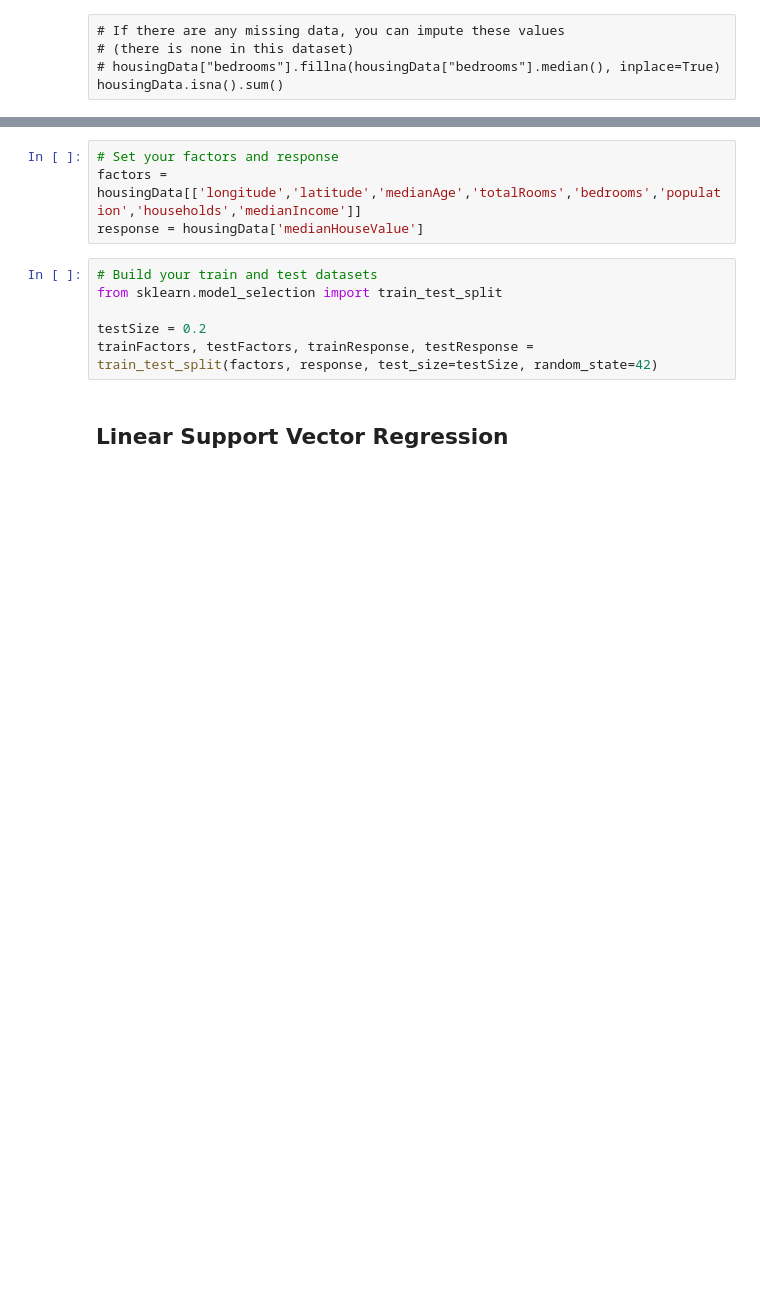
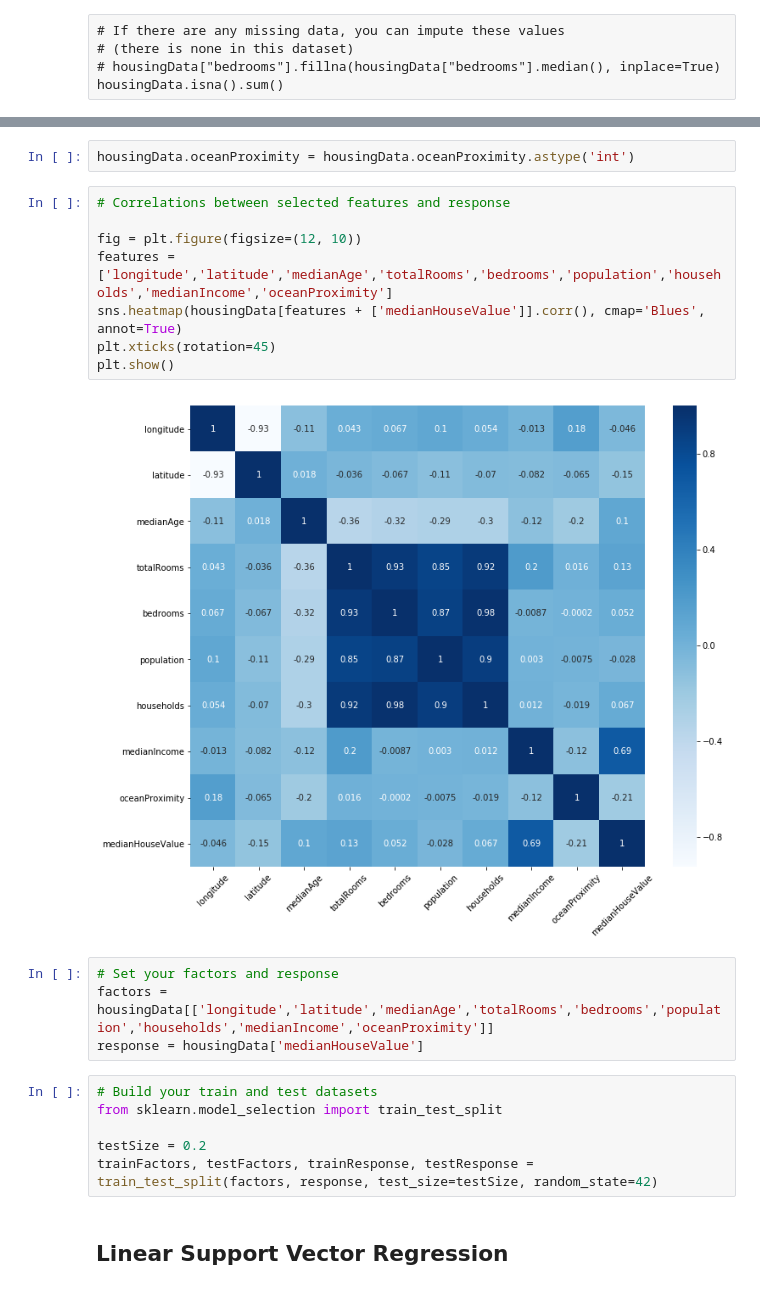
Before and after one commit to kartikathale/housepricepredict, a Jupyter notebook: HousingProject_Kartik_Athale.ipynb, the cells around one changed output, grey strips where cells are left out. Saved outputs shown, nothing was run; the diff lists cells and outputs as text; blank space fills up the shorter version.

```diff
--- a/HousingProject_Kartik_Athale.ipynb
+++ b/HousingProject_Kartik_Athale.ipynb
@@ -42,6 +215,18 @@ housingData.isna().sum()
+# %%
+housingData.oceanProximity = housingData.oceanProximity.astype('int')
+# %%
+# Correlations between selected features and response
+
+fig = plt.figure(figsize=(12, 10))
+features = ['longitude','latitude','medianAge','totalRooms','bedrooms','population','households','medianIncome','oceanProximity']
+sns.heatmap(housingData[features + ['medianHouseValue']].corr(), cmap='Blues', annot=True)
+plt.xticks(rotation=45)
+plt.show()
+# %% [output]
+[figure, added]
 # %%
 # Set your factors and response
-factors = housingData[['longitude','latitude','medianAge','totalRooms','bedrooms','population','households','medianIncome']]
+factors = housingData[['longitude','latitude','medianAge','totalRooms','bedrooms','population','households','medianIncome','oceanProximity']]
 response = housingData['medianHouseValue']
 # %%
 # Build your train and test datasets
```
Also changed, not shown: parts of 41 cells of this notebook.
